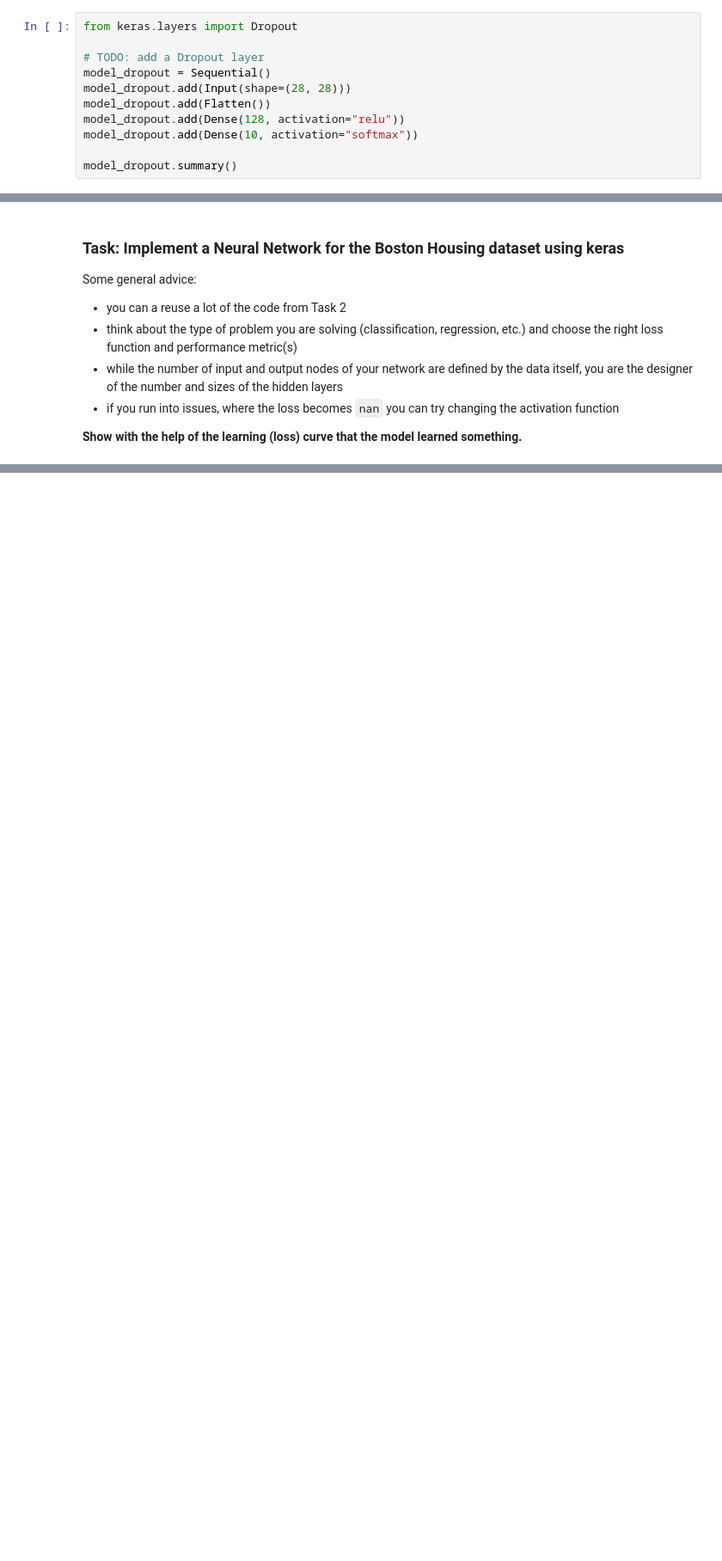
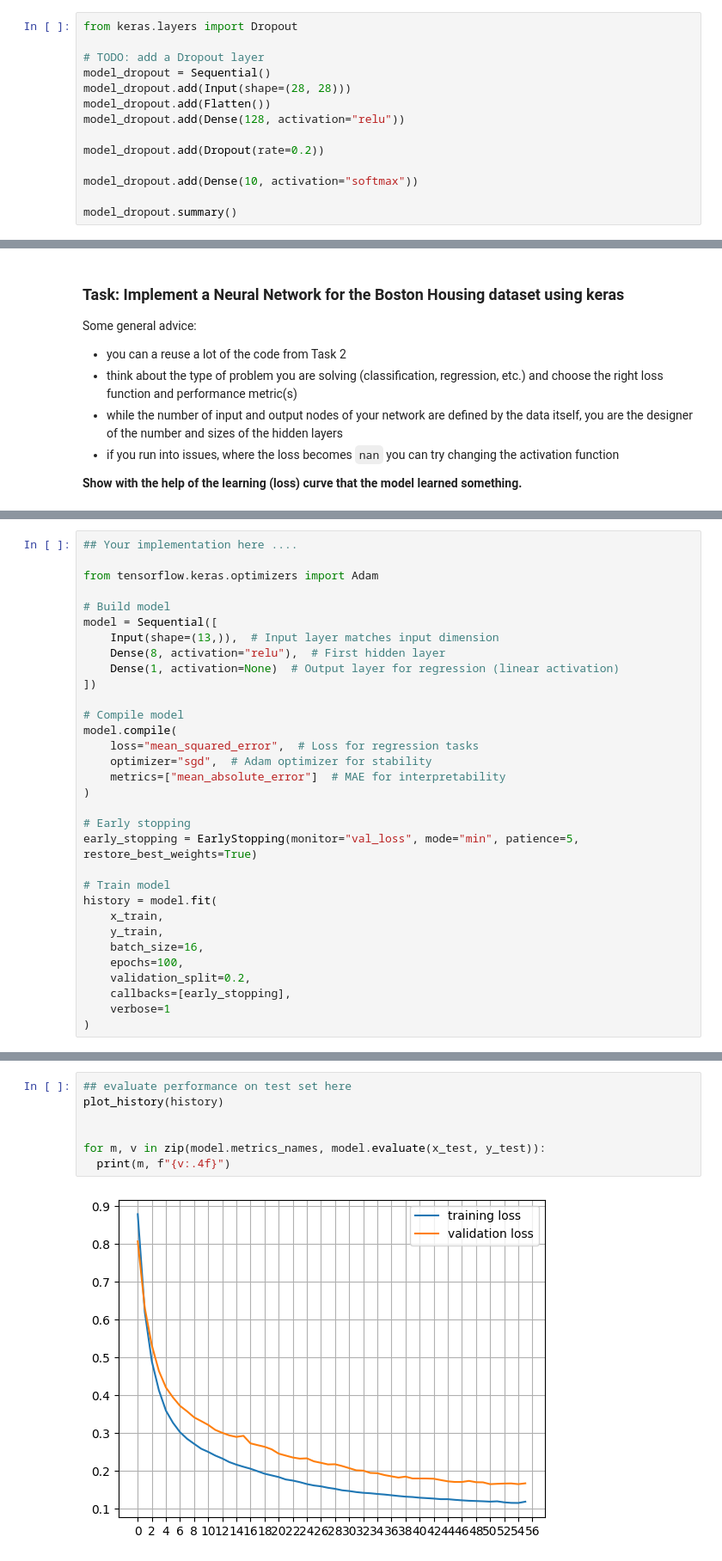
Before and after one commit to noelfischer/mldm_praktika, a Jupyter notebook: L09_Training_NNs_Assignment.ipynb, the cells around one changed output, grey strips where cells are left out. Shown at 86% size. Cells and saved outputs as stored; diff of their text form; blank space fills up the shorter version.

```diff
--- a/L09_Training_NNs_Assignment.ipynb
+++ b/L09_Training_NNs_Assignment.ipynb
@@ -154,6 +205,9 @@ model_dropout = Sequential()
 model_dropout.add(Input(shape=(28, 28)))
 model_dropout.add(Flatten())
 model_dropout.add(Dense(128, activation="relu"))
+
+model_dropout.add(Dropout(rate=0.2))
+
 model_dropout.add(Dense(10, activation="softmax"))
 
 model_dropout.summary()
@@ -366,0 +515,32 @@ Some general advice:
+# %%
+## Your implementation here ....
+
+from tensorflow.keras.optimizers import Adam
+
+# Build model
+model = Sequential([
+    Input(shape=(13,)),  # Input layer matches input dimension
+    Dense(8, activation="relu"),  # First hidden layer
+    Dense(1, activation=None)  # Output layer for regression (linear activation)
+])
+
+# Compile model
+model.compile(
+    loss="mean_squared_error",  # Loss for regression tasks
+    optimizer="sgd",  # Adam optimizer for stability
+    metrics=["mean_absolute_error"]  # MAE for interpretability
+)
+
+# Early stopping
+early_stopping = EarlyStopping(monitor="val_loss", mode="min", patience=5, restore_best_weights=True)
+
+# Train model
+history = model.fit(
+    x_train,
+    y_train,
+    batch_size=16,
+    epochs=100,
+    validation_split=0.2,
+    callbacks=[early_stopping],
+    verbose=1
+)
@@ -366,0 +565,9 @@ Some general advice:
+# %%
+## evaluate performance on test set here
+plot_history(history)
+
+
+for m, v in zip(model.metrics_names, model.evaluate(x_test, y_test)):
+  print(m, f"{v:.4f}")
+# %% [output]
+[figure, added]
```
Also changed, not shown: parts of 21 cells of this notebook.
